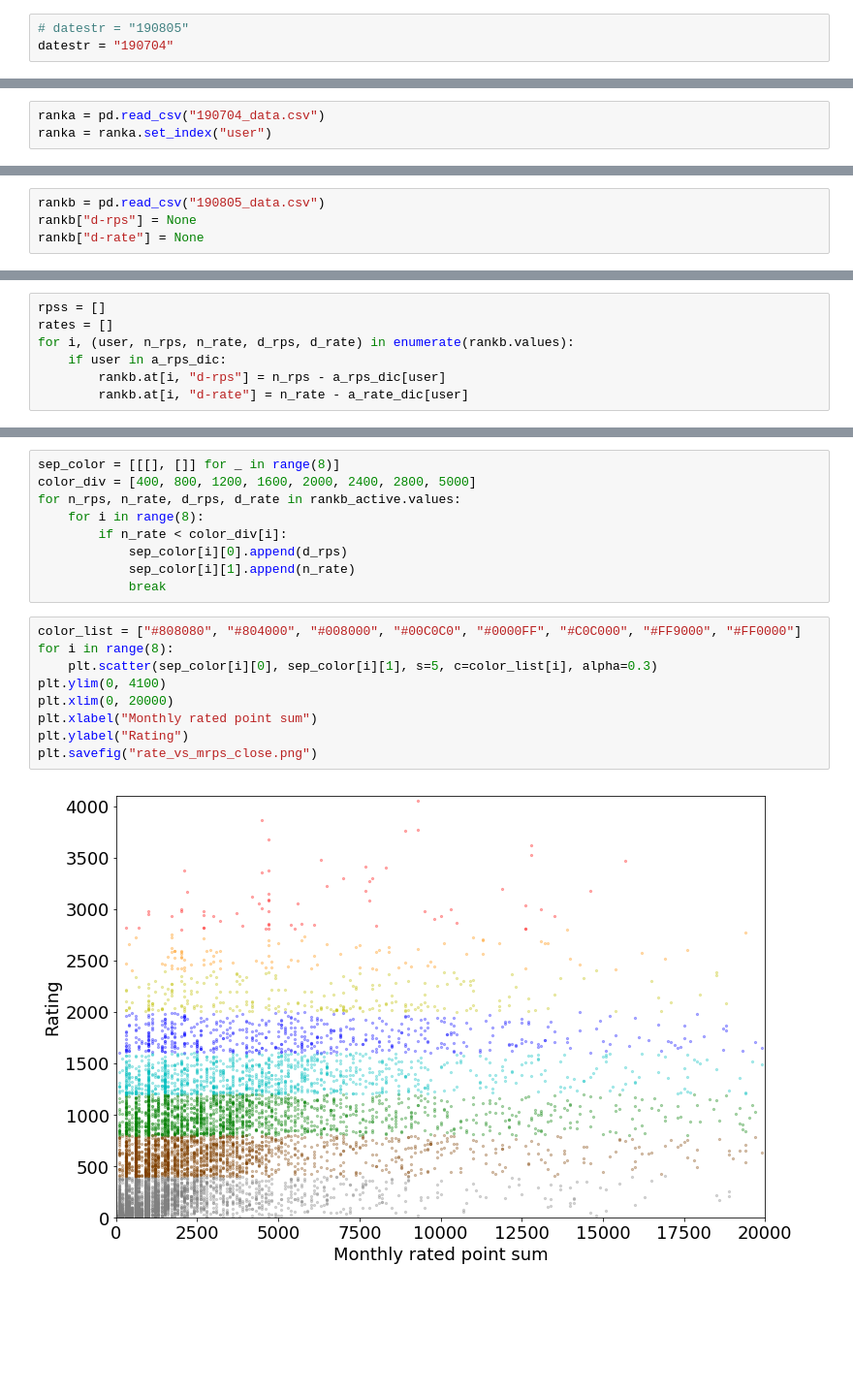
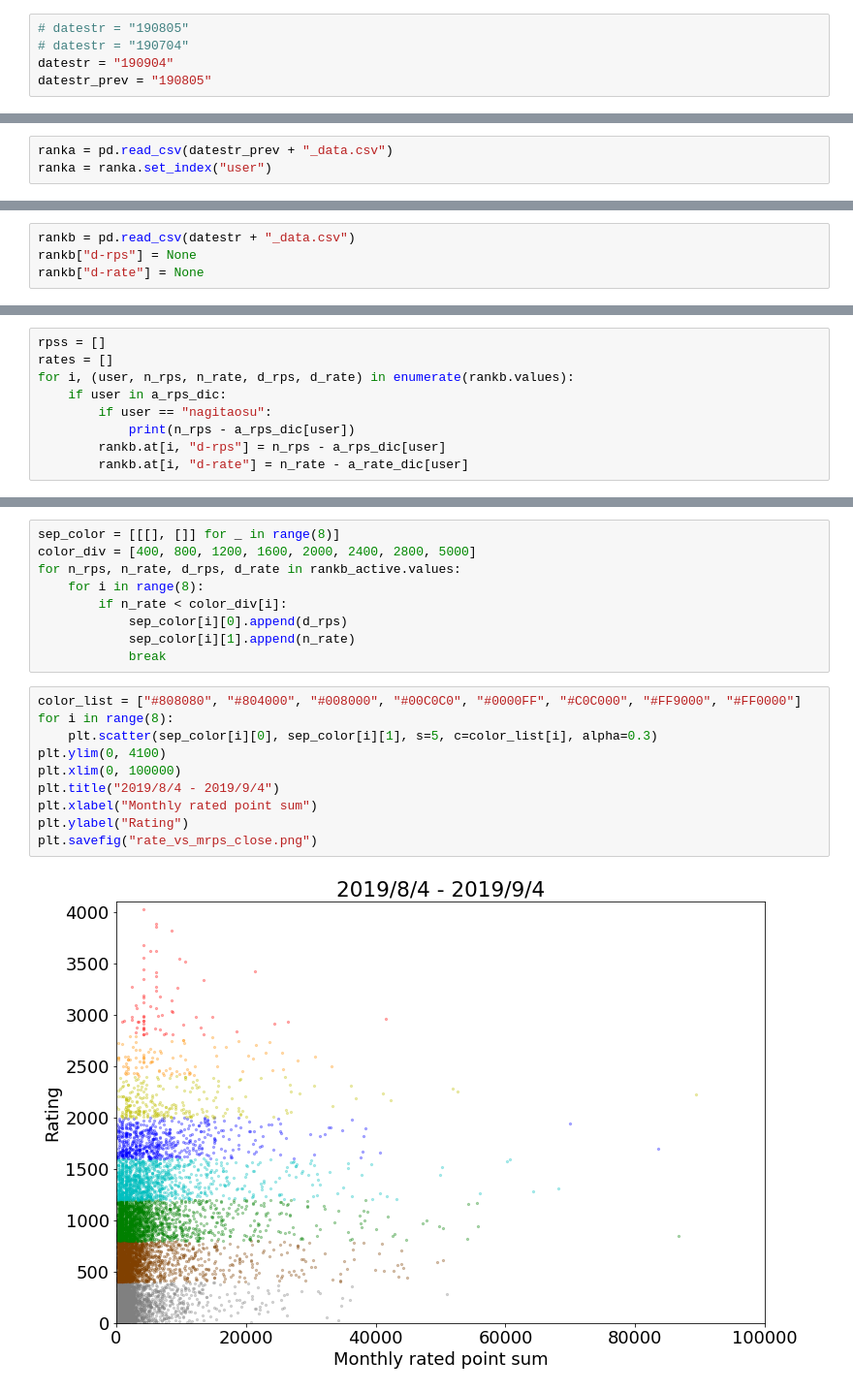
Before and after one commit to nagitausu/atcoder_scraping, a Jupyter notebook: dscore_vs_drate.ipynb, the cells around one changed output, grey strips where cells are left out. Shown: that part at 97% size. Saved outputs shown, nothing was run; the diff lists cells and outputs as text; blank space fills up the shorter version.

Commit message:
Scrape 19/09 data

```diff
--- a/dscore_vs_drate.ipynb
+++ b/dscore_vs_drate.ipynb
@@ -10,7 +10,9 @@ import pandas as pd
 import matplotlib.pyplot as plt
 # %%
 # datestr = "190805"
-datestr = "190704"
+# datestr = "190704"
+datestr = "190904"
+datestr_prev = "190805"
 # %%
 plt.rcParams["figure.figsize"] = (12,8)
 plt.rcParams["font.size"] = 18
@@ -72,7 +74,7 @@ plt.savefig("images/rated_point_sum_vs_rating.png")
 # %%
 # Calculate delta-rated point sum vs delta-rating
 # %%
-ranka = pd.read_csv("190704_data.csv")
+ranka = pd.read_csv(datestr_prev + "_data.csv")
 ranka = ranka.set_index("user")
 # %%
 ranka.head()
@@ -88,7 +90,7 @@ ranka.head()
 a_rps_dic = ranka["rated point sum"].to_dict()
 a_rate_dic = ranka["rating"].to_dict()
 # %%
-rankb = pd.read_csv("190805_data.csv")
+rankb = pd.read_csv(datestr + "_data.csv")
 rankb["d-rps"] = None
 rankb["d-rate"] = None
 # %%
@@ -107,6 +109,8 @@ rpss = []
 rates = []
 for i, (user, n_rps, n_rate, d_rps, d_rate) in enumerate(rankb.values):
     if user in a_rps_dic:
+        if user == "nagitaosu":
+            print(n_rps - a_rps_dic[user])
         rankb.at[i, "d-rps"] = n_rps - a_rps_dic[user]
         rankb.at[i, "d-rate"] = n_rate - a_rate_dic[user]
 # %% [output]
@@ -135,14 +134,15 @@ for n_rps, n_rate, d_rps, d_rate in rankb_active.values:
 # %%
 color_list = ["#808080", "#804000", "#008000", "#00C0C0", "#0000FF", "#C0C000", "#FF9000", "#FF0000"]
 for i in range(8):
     plt.scatter(sep_color[i][0], sep_color[i][1], s=5, c=color_list[i], alpha=0.3)
 plt.ylim(0, 4100)
-plt.xlim(0, 20000)
+plt.xlim(0, 100000)
+plt.title("2019/8/4 - 2019/9/4")
 plt.xlabel("Monthly rated point sum")
 plt.ylabel("Rating")
 plt.savefig("rate_vs_mrps_close.png")
 # %% [output]
-[figure, old version]
+[figure, new version]
 # %%
 rates = []
 d_rpss = []
```
Also changed, not shown: parts of 13 cells of this notebook, 5 other files.
